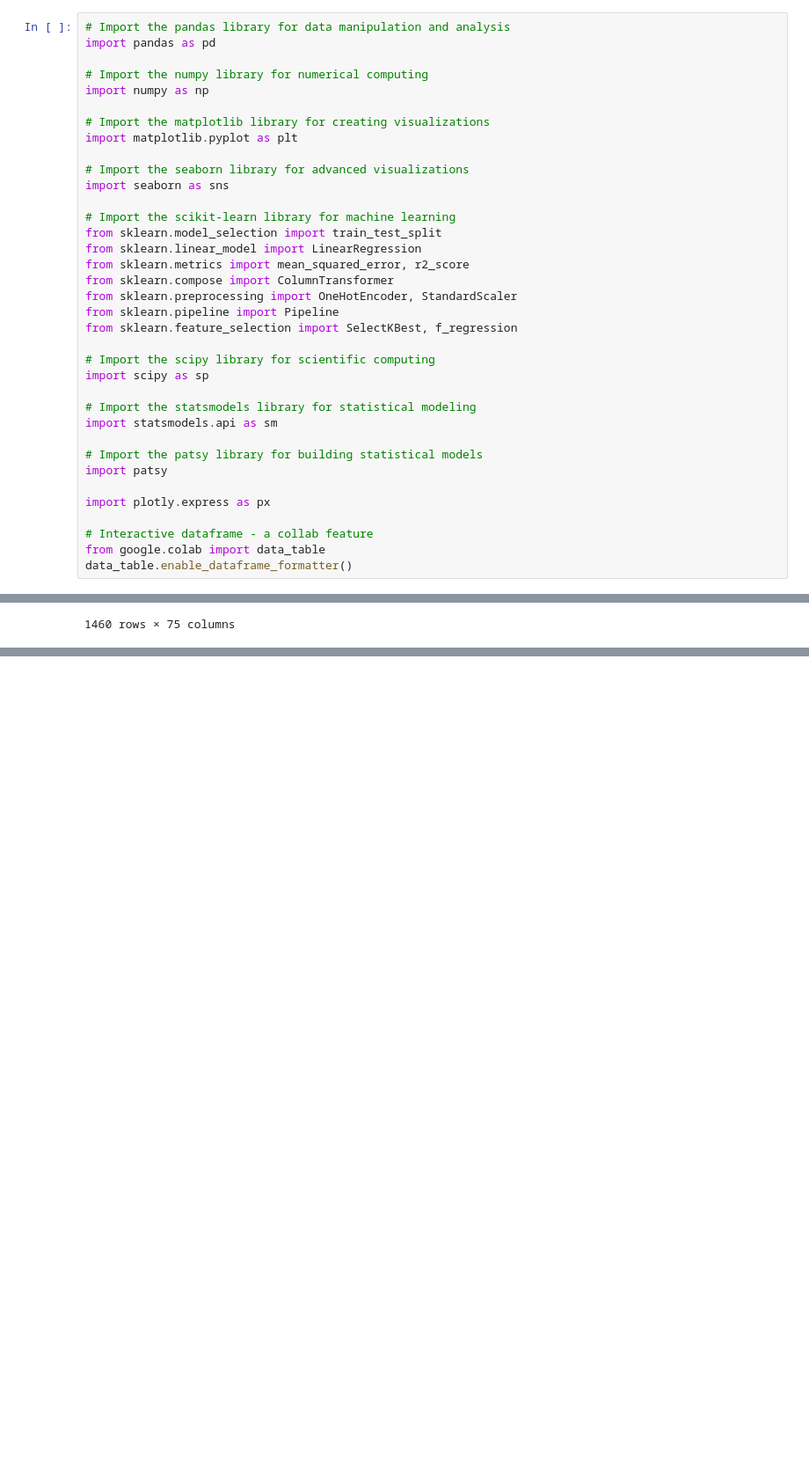
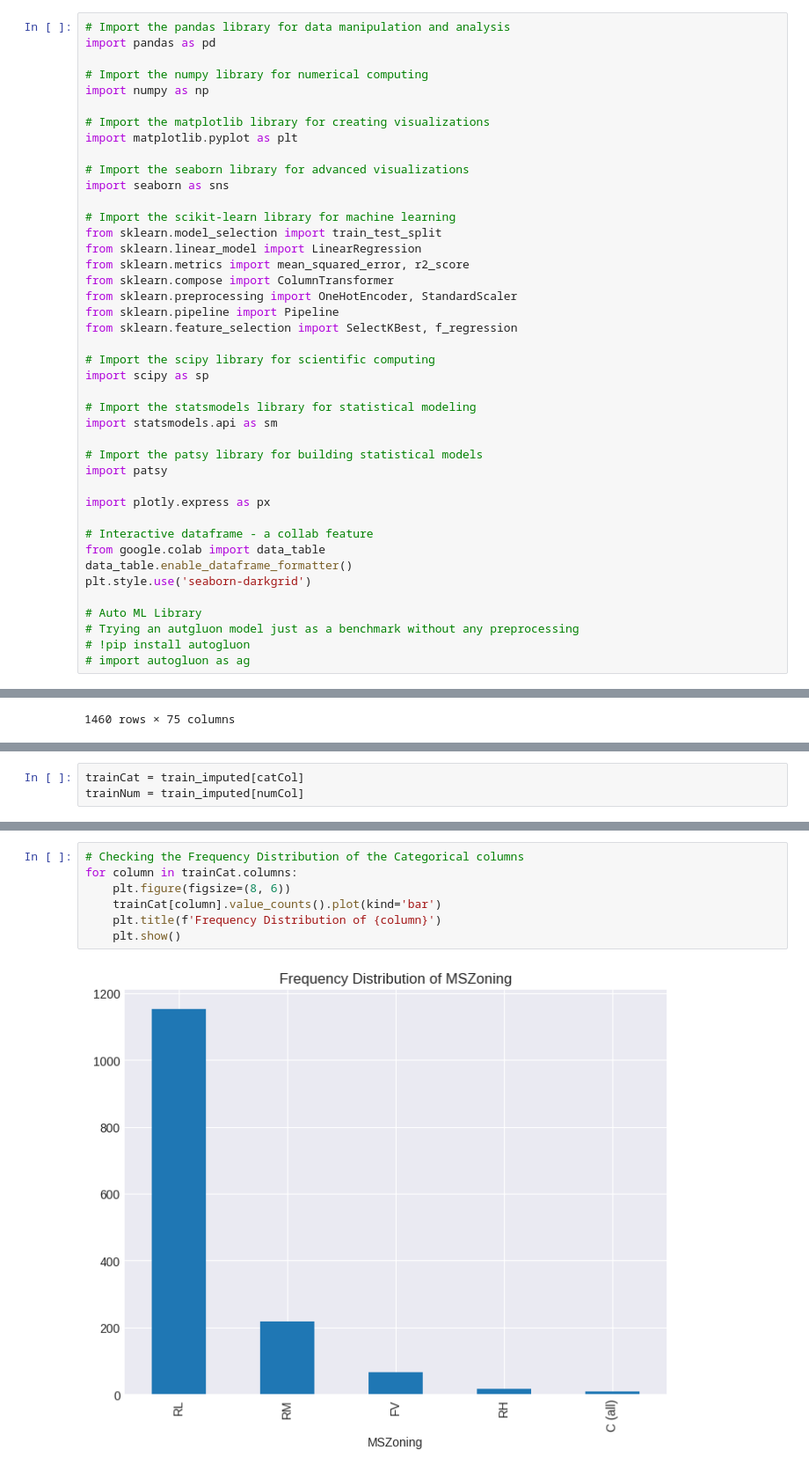
Before and after one commit to anirudh217sharma/House_Prices_Advanced_Regression_Techniques, a Jupyter notebook: House_Prices_Advanced_Regression_Techniques.ipynb, the cells around one changed output, grey strips where cells are left out. Shown at 88% size. Saved outputs shown, nothing was run; the diff lists cells and outputs as text; blank space fills up the shorter version.

```diff
--- a/House_Prices_Advanced_Regression_Techniques.ipynb
+++ b/House_Prices_Advanced_Regression_Techniques.ipynb
@@ -38,3 +38,9 @@ import plotly.express as px
 # Interactive dataframe - a collab feature
 from google.colab import data_table
 data_table.enable_dataframe_formatter()
+plt.style.use('seaborn-darkgrid')
+
+# Auto ML Library
+# Trying an autgluon model just as a benchmark without any preprocessing
+# !pip install autogluon
+# import autogluon as ag
@@ -320,0 +353,3 @@ fig.show()
+# %%
+trainCat = train_imputed[catCol]
+trainNum = train_imputed[numCol]
@@ -320,0 +367,9 @@ fig.show()
+# %%
+# Checking the Frequency Distribution of the Categorical columns
+for column in trainCat.columns:
+    plt.figure(figsize=(8, 6))
+    trainCat[column].value_counts().plot(kind='bar')
+    plt.title(f'Frequency Distribution of {column}')
+    plt.show()
+# %% [output]
+[figure, added]
```
Also changed, not shown: parts of 16 cells of this notebook.
